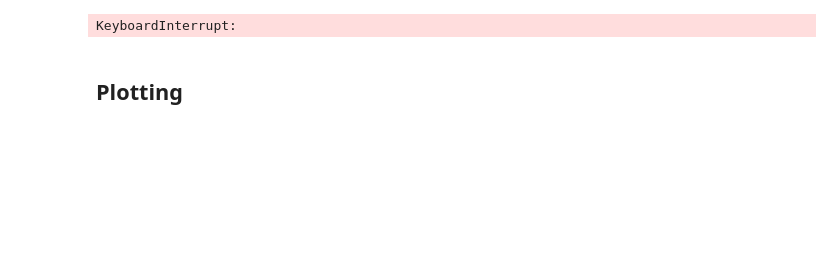
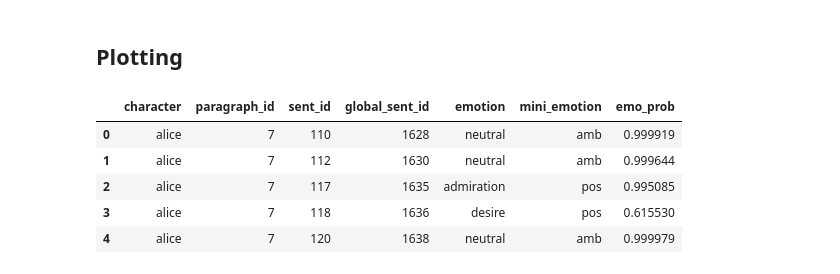
Before and after one commit to Dmacracy/Buskin, a Jupyter notebook: notebooks/Coref_and_POS.ipynb, the cells around one changed output. Saved outputs shown, nothing was run; the diff lists cells and outputs as text; code cells hidden in the pictures; blank space fills up the shorter version.

```diff
--- a/notebooks/Coref_and_POS.ipynb
+++ b/notebooks/Coref_and_POS.ipynb
@@ -567,16 +578,0 @@ def get_emotion(text):
-# %%
-emo_df = pd.DataFrame()
-# Iterate over characters with most mentions
-for character in b.top_characters:
-    char_emotion = []
-    # Iterate over sentences in which character is mentioned
-    for loc, sent in b.top_characters[character].unique_sents.items():
-        # Get emotional scores for each sentence with a character mention
-        emotion, mini_emotion, emo_prob, probs = get_emotion(sent)
-        char_emotion.append([character, loc[0],  loc[1], loc[2], emotion, mini_emotion, emo_prob])
-    # Store emotion results in data frame
-    char_df = pd.DataFrame(char_emotion, columns =['character', 'paragraph_id','sent_id','global_sent_id', \
-                                                  'emotion', 'mini_emotion','emo_prob'])
-    emo_df = pd.concat([emo_df,char_df])
-# %% [output]
-KeyboardInterrupt:
@@ -589,5 +604,13 @@ sns.set_theme()
 # %%
+emo_df = get_emotions(b)
 emo_df.head()
+# %% [output]
+|  | character | paragraph_id | sent_id | global_sent_id | emotion | mini_emotion | emo_prob |
+| 0 | alice | 7 | 110 | 1628 | neutral | amb | 0.999919 |
+| 1 | alice | 7 | 112 | 1630 | neutral | amb | 0.999644 |
+| 2 | alice | 7 | 117 | 1635 | admiration | pos | 0.995085 |
+| 3 | alice | 7 | 118 | 1636 | desire | pos | 0.615530 |
+| 4 | alice | 7 | 120 | 1638 | neutral | amb | 0.999979 |
 # %%
 emo_df['glob_sent_ratio'] = emo_df['global_sent_id']/b.pars[-1].sent_bounds[1]
 emo_df['glob_sent_grp'] = (emo_df['glob_sent_ratio']  / 0.025).apply(int)
```
Also changed, not shown: parts of 30 cells of this notebook, 1 other file.
